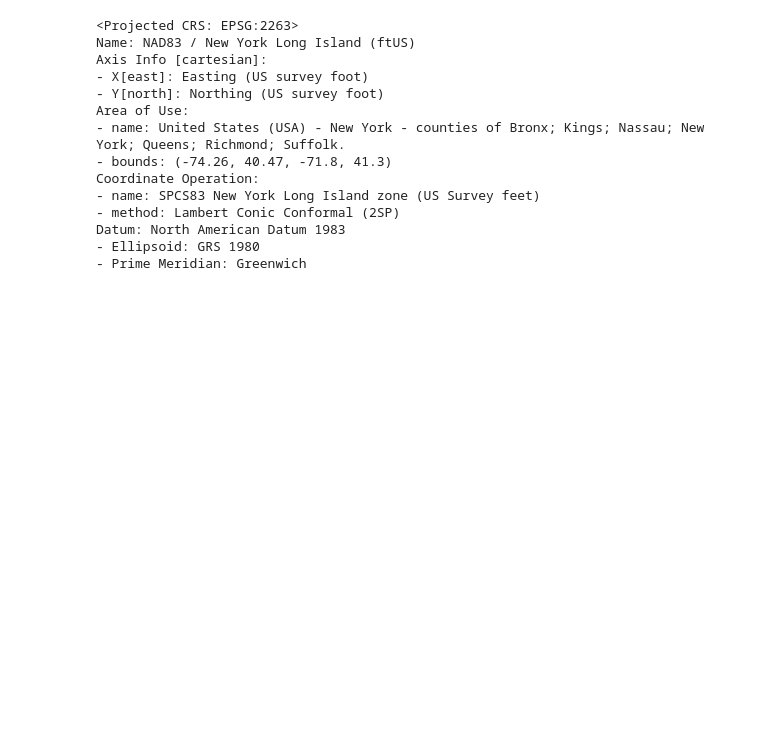
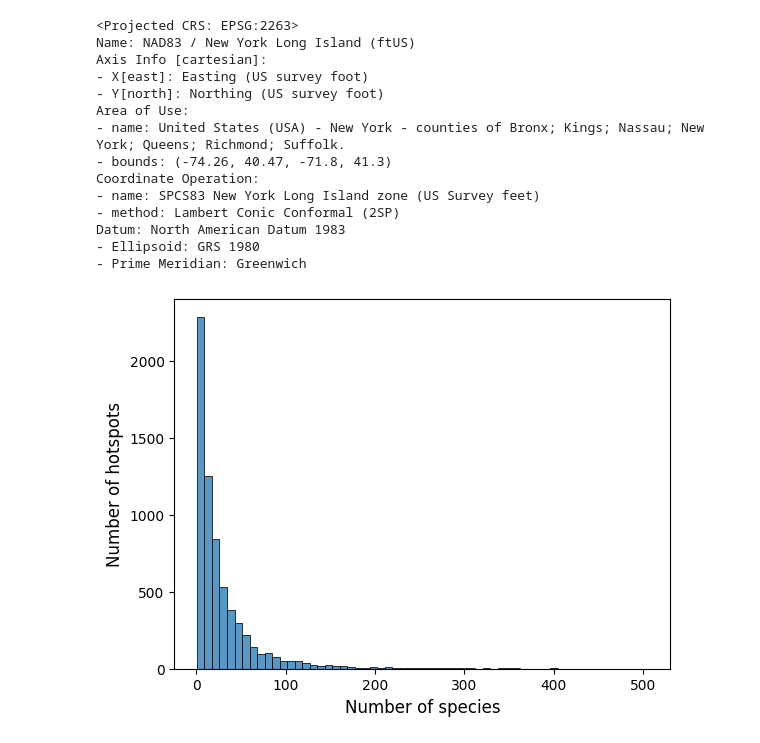
Before and after one commit to RolnickLab/SatBird, a Jupyter notebook: visuals/visualize_map.ipynb, the cells around one changed output. Cells and saved outputs as stored; diff of their text form; code cells hidden in the pictures; blank space fills up the shorter version.

```diff
--- a/visuals/visualize_map.ipynb
+++ b/visuals/visualize_map.ipynb
@@ -368,3 +370,12 @@ Coordinate Operation:
 Datum: North American Datum 1983
 - Ellipsoid: GRS 1980
 - Prime Meridian: Greenwich
+# %%
+train = pd.read_csv("/network/projects/ecosystem-embeddings/ebird_dataset/Kenya/train_clustered_kenya_filtered.csv")
+# %%
+sns.histplot(train["num_different_species"].values, bins = 60)#, edgecolor='#169acf')
+plt.xlabel('Number of species', fontsize = 12)
+plt.ylabel('Number of hotspots', fontsize = 12)
+plt.savefig("kenya_species_dist.png")
+# %% [output]
+[figure, added]
```
Also changed, not shown: parts of 21 cells of this notebook.
